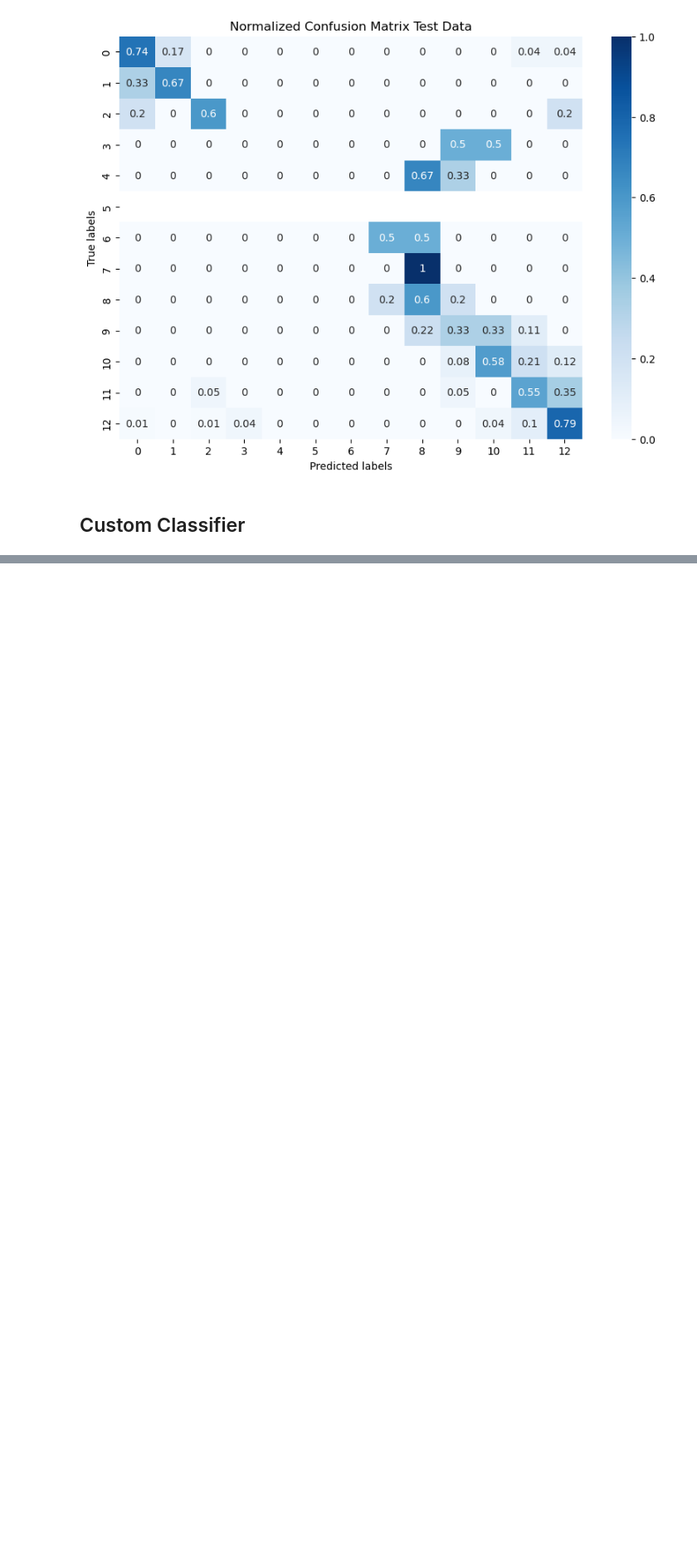
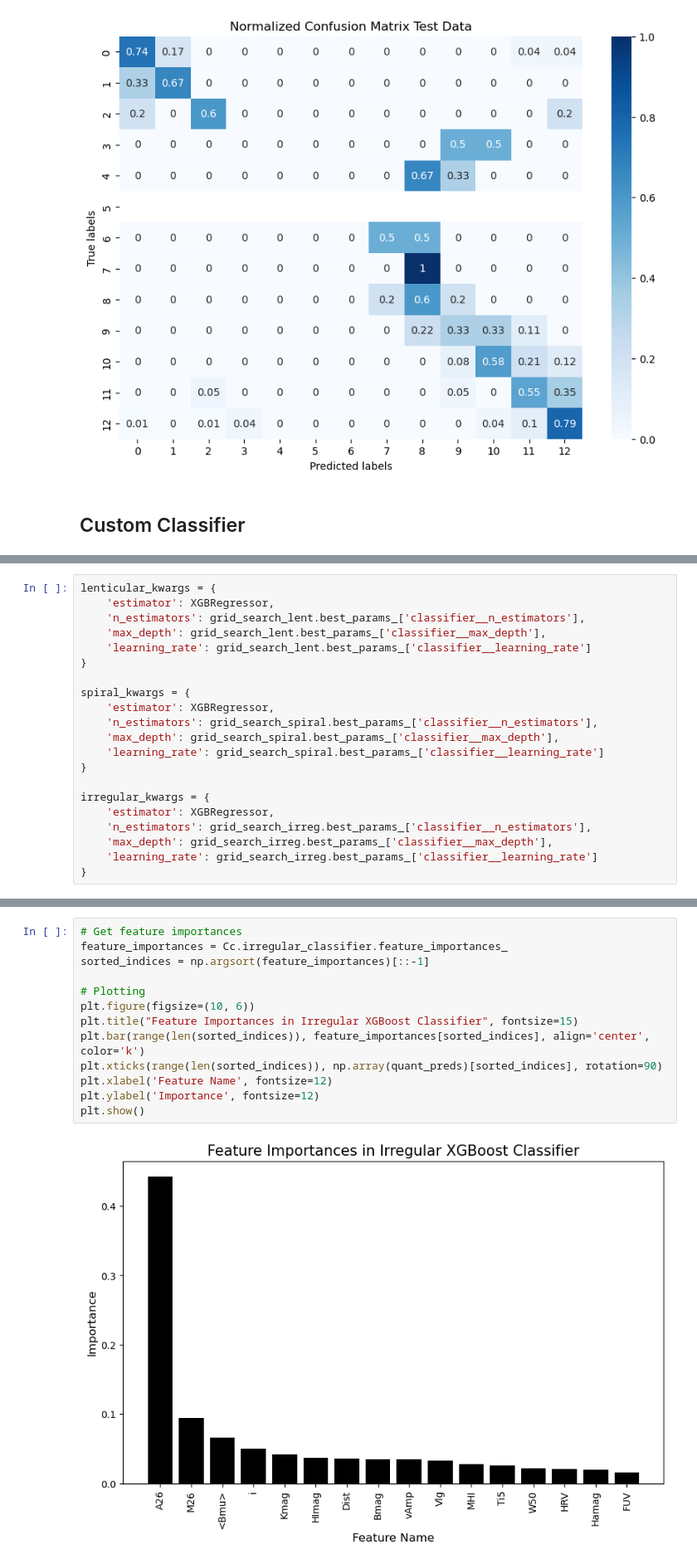
Before and after one commit to Adam-Boesky/Classifying_Galaxies, a Jupyter notebook: modeling/final-models.ipynb, the cells around one changed output, grey strips where cells are left out. Shown: that part at 83% size. Saved outputs shown, nothing was run; the diff lists cells and outputs as text; blank space fills up the shorter version.

```diff
--- a/modeling/final-models.ipynb
+++ b/modeling/final-models.ipynb
@@ -678,0 +710,21 @@ print(accuracy_score(preds, y_test_TT))
+# %%
+lenticular_kwargs = {
+    'estimator': XGBRegressor,
+    'n_estimators': grid_search_lent.best_params_['classifier__n_estimators'],
+    'max_depth': grid_search_lent.best_params_['classifier__max_depth'],
+    'learning_rate': grid_search_lent.best_params_['classifier__learning_rate']
+}
+
+spiral_kwargs = {
+    'estimator': XGBRegressor,
+    'n_estimators': grid_search_spiral.best_params_['classifier__n_estimators'],
+    'max_depth': grid_search_spiral.best_params_['classifier__max_depth'],
+    'learning_rate': grid_search_spiral.best_params_['classifier__learning_rate']
+}
+
+irregular_kwargs = {
+    'estimator': XGBRegressor,
+    'n_estimators': grid_search_irreg.best_params_['classifier__n_estimators'],
+    'max_depth': grid_search_irreg.best_params_['classifier__max_depth'],
+    'learning_rate': grid_search_irreg.best_params_['classifier__learning_rate']
+}
@@ -678,0 +772,15 @@ print(accuracy_score(preds, y_test_TT))
+# %%
+# Get feature importances
+feature_importances = Cc.irregular_classifier.feature_importances_
+sorted_indices = np.argsort(feature_importances)[::-1]
+
+# Plotting
+plt.figure(figsize=(10, 6))
+plt.title("Feature Importances in Irregular XGBoost Classifier", fontsize=15)
+plt.bar(range(len(sorted_indices)), feature_importances[sorted_indices], align='center', color='k')
+plt.xticks(range(len(sorted_indices)), np.array(quant_preds)[sorted_indices], rotation=90)
+plt.xlabel('Feature Name', fontsize=12)
+plt.ylabel('Importance', fontsize=12)
+plt.show()
+# %% [output]
+[figure, added]
```
Also changed, not shown: parts of 9 cells of this notebook, 1 other file.
